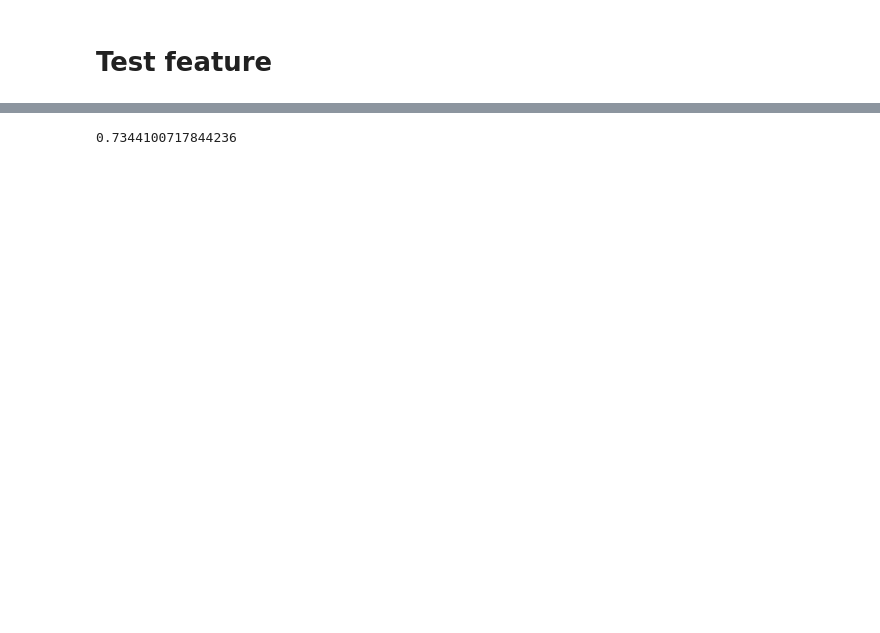
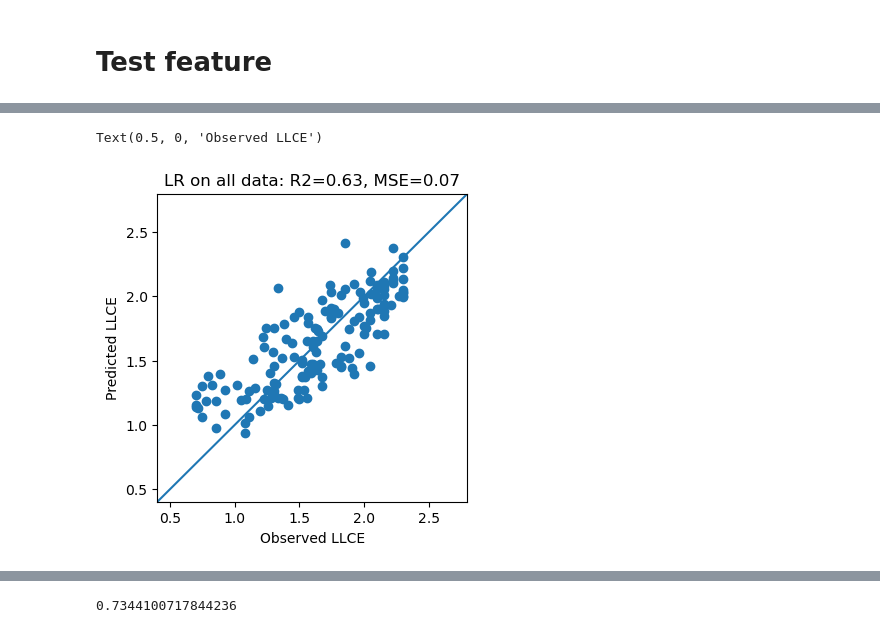
Before and after one commit to zleung9/bo-electrolyte, a Jupyter notebook: notebooks/feature_extraction_elemental_composition.ipynb, the cells around one changed output, grey strips where cells are left out. Drawn from its saved outputs; the diff is of its cells as text; code cells hidden in the pictures; blank space fills up the shorter version.

```diff
--- a/notebooks/feature_extraction_elemental_composition.ipynb
+++ b/notebooks/feature_extraction_elemental_composition.ipynb
@@ -411,0 +398,22 @@ plt.scatter(y.squeeze().to_numpy(), reg.predict(X).squeeze())
+# %%
+select = df_cy["LLCE"] > 0.5
+X = df_cy.loc[select, ["sO", "aC", "InOr", "FO"]]
+y = df_cy.loc[select, ["LLCE"]]
+
+reg = LinearRegression().fit(X, y)
+y_truth = y.squeeze().to_numpy()
+y_pred = reg.predict(X).squeeze()
+R2 = reg.score(X, y)
+mse = mean_squared_error(y_truth, y_pred)
+
+fig, ax = plt.subplots(figsize=(4, 4))
+ax.scatter(y_truth, y_pred)
+ax.axline((2, 2), slope=1)
+ax.set_title(f"LR on all data: R2={R2:.2f}, MSE={mse:.2f}")
+ax.set_xlim([0.4, 2.8])
+ax.set_ylim([0.4, 2.8])
+ax.set_ylabel("Predicted LLCE")
+ax.set_xlabel("Observed LLCE")
+# %% [output]
+Text(0.5, 0, 'Observed LLCE')
+[figure, added]
```
Also changed, not shown: parts of 16 cells of this notebook, 2 other files.
